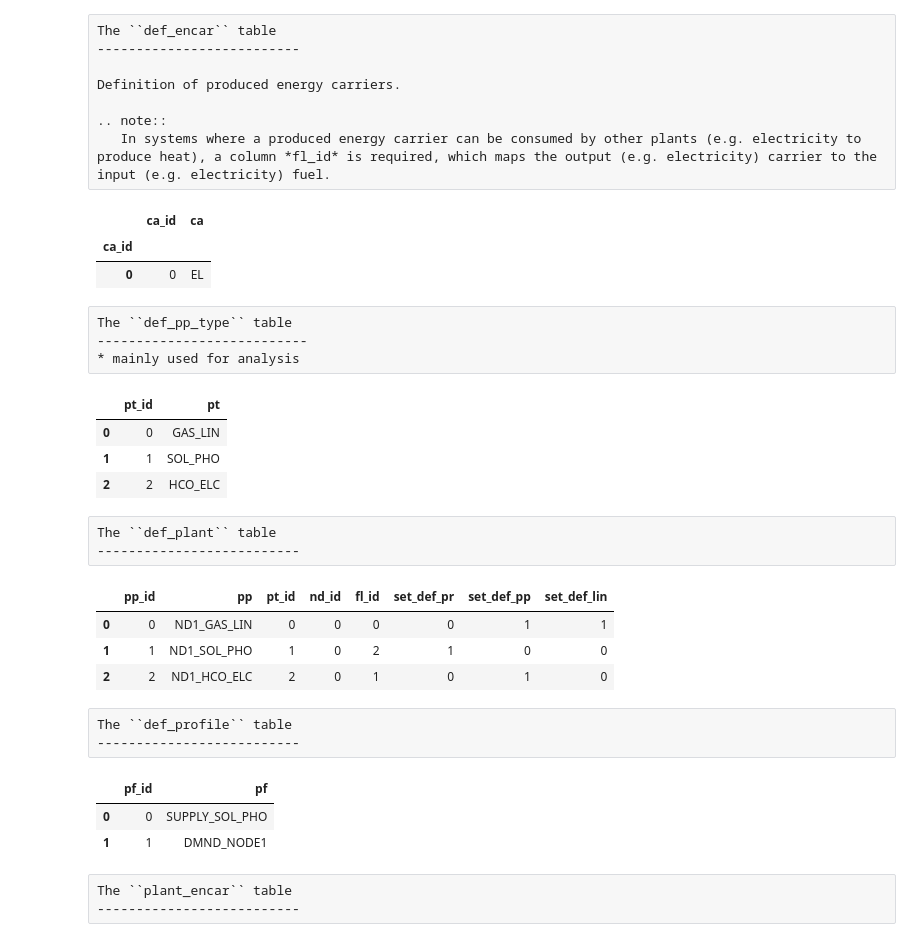
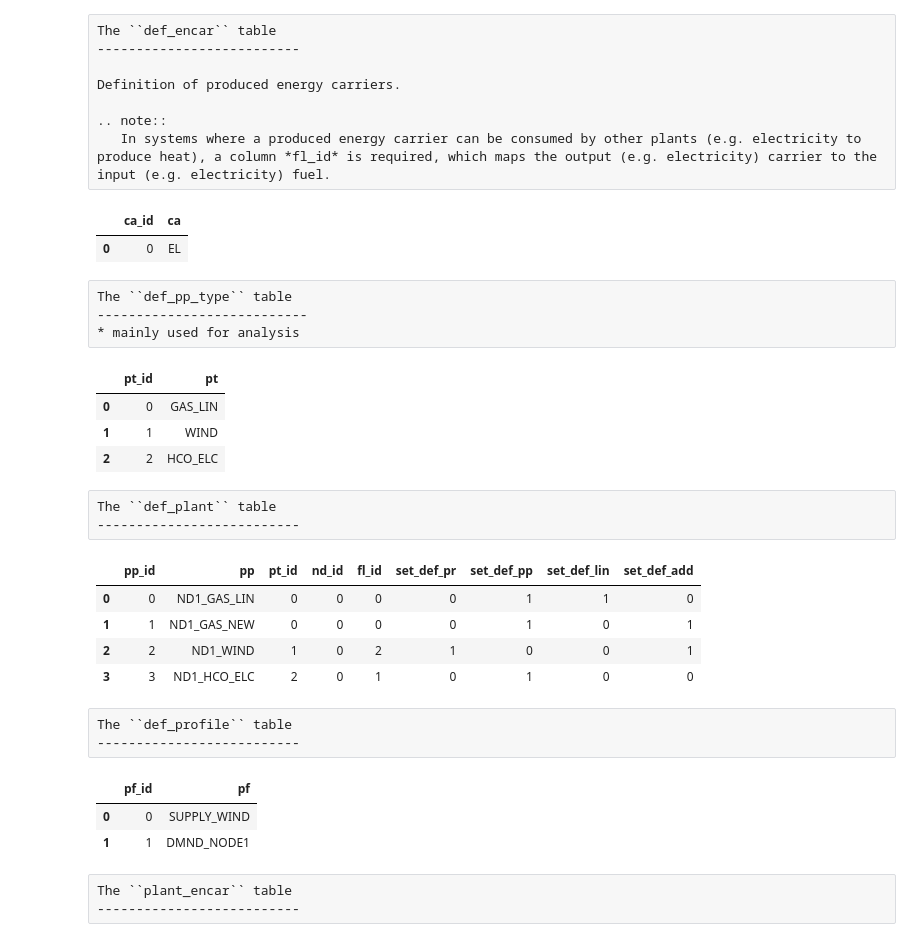
Before and after one commit to mcsoini/grimsel, a Jupyter notebook: notebooks/doc_introductory_example.ipynb, the cells around one changed output. Drawn from its saved outputs; the diff is of its cells as text; code cells hidden in the pictures.

```diff
--- a/notebooks/doc_introductory_example.ipynb
+++ b/notebooks/doc_introductory_example.ipynb
@@ -23,7 +42,5 @@ The ``def_node`` table contains the mapping between *nd_id*s and node names *nd*
 # %%
-df_def_node = pd.DataFrame({'nd': ['Node1'], 'price_co2': [40], 'nd_weight': [1]})
-df_def_node.index.name = 'nd_id'
-df_def_node = df_def_node.reset_index()
+df_def_node = pd.DataFrame({'nd': ['Node1'], 'nd_id':[0], 'price_co2': [80], 'nd_weight': [1]})
 dict_nd = df_def_node.set_index('nd').nd_id.to_dict()
 display(df_def_node)
 # %% [output]
@@ -41,11 +58,9 @@ Every power plant in the broadest sense has fuel. This includes fuel-less renewa
 .. note::
    Abstract fuels which follow directly from the model structure (demand, curtailment, transmission) don't have to be defined in the input table. They are automatically appended by the :module:`grimsel.core.autocomplete` module.
 # %%
-df_def_fuel = pd.DataFrame({'fl': ['natural_gas', 'hard_coal', 'photovoltaics'],
-                            'co2_int': [0.20196, 0.34596, 0],
-                            })
-df_def_fuel.index.name = 'fl_id'
-df_def_fuel = df_def_fuel.reset_index()
+df_def_fuel = pd.DataFrame({'fl_id': range(3),
+                            'fl': ['natural_gas', 'hard_coal', 'wind'],
+                            'co2_int': [0.20196, 0.34596, 0]})
 dict_fl = df_def_fuel.set_index('fl').fl_id.to_dict()
 display(df_def_fuel)
 # %% [output]
@@ -64,67 +79,64 @@ Definition of produced energy carriers.
 # %%
 df_def_encar = pd.DataFrame({'ca_id': [0],
                              'ca': ['EL']})
-df_def_encar.index.name = 'ca_id'
 dict_ca = df_def_encar.set_index('ca').ca_id.to_dict()
 display(df_def_encar)
 # %% [output]
 |  | ca_id | ca |
-| ca_id |  |  |
 | 0 | 0 | EL |
 # %% [raw]
 The ``def_pp_type`` table
 ---------------------------
 * mainly used for analysis
 # %%
-df_def_pp_type = pd.DataFrame({'pt': ['GAS_LIN', 'SOL_PHO', 'HCO_ELC']})
-df_def_pp_type.index.name = 'pt_id'
-df_def_pp_type = df_def_pp_type.reset_index()
+df_def_pp_type = pd.DataFrame({'pt_id': range(3), 'pt': ['GAS_LIN', 'WIND', 'HCO_ELC']})
 dict_pt = df_def_pp_type.set_index('pt').pt_id.to_dict()
 display(df_def_pp_type)
 # %% [output]
 |  | pt_id | pt |
 | 0 | 0 | GAS_LIN |
-| 1 | 1 | SOL_PHO |
+| 1 | 1 | WIND |
 | 2 | 2 | HCO_ELC |
 # %% [raw]
 The ``def_plant`` table
 --------------------------
 # %%
-df_def_plant = pd.DataFrame({'pp': ['ND1_GAS_LIN', 'ND1_SOL_PHO', 'ND1_HCO_ELC'],
-                             'pt_id': ['GAS_LIN', 'SOL_PHO', 'HCO_ELC'],
-                             'nd_id': ['Node1'] * 3,
-                             'fl_id': ['natural_gas', 'photovoltaics', 'hard_coal'],
-                             'set_def_pr': [0, 1, 0],
-                             'set_def_pp': [1, 0, 1],
-                             'set_def_lin': [1, 0, 0],
+df_def_plant = pd.DataFrame({'pp': ['ND1_GAS_LIN', 'ND1_GAS_NEW', 'ND1_WIND', 'ND1_HCO_ELC'],
+                             'pt_id': ['GAS_LIN', 'GAS_LIN', 'WIND', 'HCO_ELC'],
+                             'nd_id': ['Node1'] * 4,
+                             'fl_id': ['natural_gas', 'natural_gas', 'wind', 'hard_coal'],
+                             'set_def_pr': [0, 0, 1, 0],
+                             'set_def_pp': [1, 1, 0, 1],
+                             'set_def_lin': [1, 0, 0, 0],
+                             'set_def_add': [0, 1, 1, 0],
                             })
 df_def_plant.index.name = 'pp_id'
 df_def_plant = df_def_plant.reset_index()
 
 # translate columns to id using the previously defined def tables
 df_def_plant = df_def_plant.assign(pt_id=df_def_plant.pt_id.replace(dict_pt),
                                    nd_id=df_def_plant.nd_id.replace(dict_nd),
                                    fl_id=df_def_plant.fl_id.replace(dict_fl))
 dict_pp = df_def_plant.set_index('pp').pp_id.to_dict()
 
 display(df_def_plant)
 # %% [output]
-|  | pp_id | pp | pt_id | nd_id | fl_id | set_def_pr | set_def_pp | set_def_lin |
-| 0 | 0 | ND1_GAS_LIN | 0 | 0 | 0 | 0 | 1 | 1 |
-| 1 | 1 | ND1_SOL_PHO | 1 | 0 | 2 | 1 | 0 | 0 |
-| 2 | 2 | ND1_HCO_ELC | 2 | 0 | 1 | 0 | 1 | 0 |
+|  | pp_id | pp | pt_id | nd_id | fl_id | set_def_pr | set_def_pp | set_def_lin | set_def_add |
+| 0 | 0 | ND1_GAS_LIN | 0 | 0 | 0 | 0 | 1 | 1 | 0 |
+| 1 | 1 | ND1_GAS_NEW | 0 | 0 | 0 | 0 | 1 | 0 | 1 |
+| 2 | 2 | ND1_WIND | 1 | 0 | 2 | 1 | 0 | 0 | 1 |
+| 3 | 3 | ND1_HCO_ELC | 2 | 0 | 1 | 0 | 1 | 0 | 0 |
 # %% [raw]
 The ``def_profile`` table
 --------------------------
 # %%
-df_def_profile = pd.DataFrame({'pf': ['SUPPLY_SOL_PHO', 'DMND_NODE1']})
-df_def_profile.index.name = 'pf_id'
-df_def_profile = df_def_profile.reset_index()
+df_def_profile = pd.DataFrame({'pf_id': range(2),
+                               'pf': ['SUPPLY_WIND', 'DMND_NODE1']})
 dict_pf = df_def_profile.set_index('pf').pf_id.to_dict()
 df_def_profile
 # %% [output]
 |  | pf_id | pf |
-| 0 | 0 | SUPPLY_SOL_PHO |
+| 0 | 0 | SUPPLY_WIND |
 | 1 | 1 | DMND_NODE1 |
 # %% [raw]
 The ``plant_encar`` table
```
Also changed, not shown: parts of 11 cells of this notebook.
